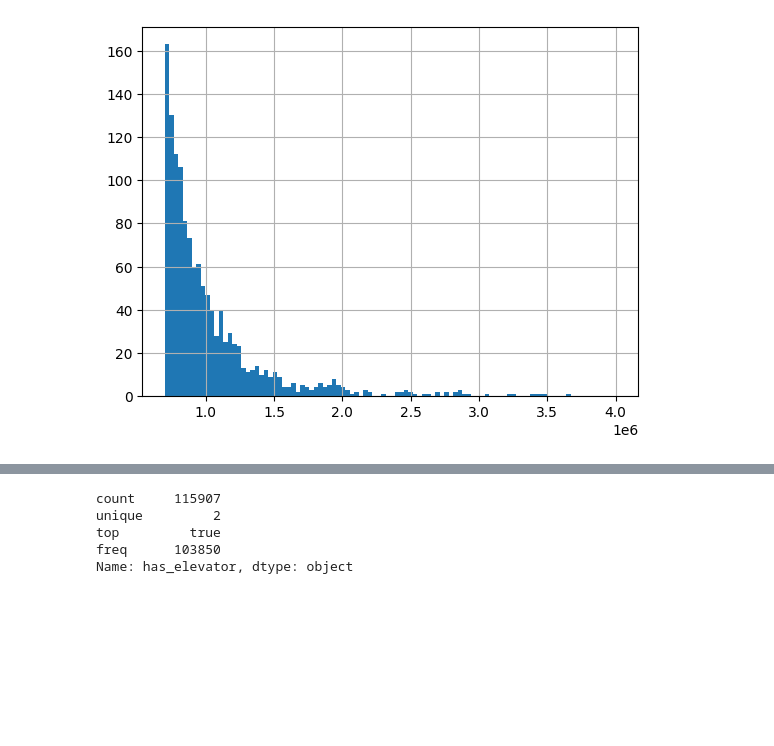
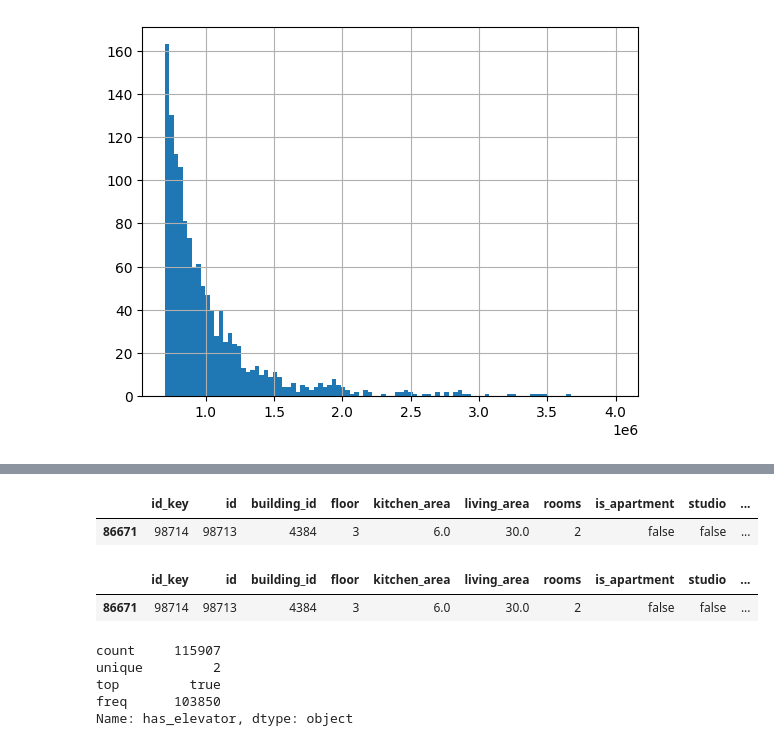
Before and after one commit to Evgenme/mle-project-sprint-1-v001, a Jupyter notebook: part1_airflow/notebooks/notebook_data_clear.ipynb, the cells around one changed output, grey strips where cells are left out. Cells and saved outputs as stored; diff of their text form; code cells hidden in the pictures; blank space fills up the shorter version.

```diff
--- a/part1_airflow/notebooks/notebook_data_clear.ipynb
+++ b/part1_airflow/notebooks/notebook_data_clear.ipynb
@@ -337,3 +334,14 @@ Name: rooms, dtype: float64
 | 57207 | 65209 | 65208 | 19932 | 29 | 203.0 | 403.0 | 12 | false | false | ... |
 | 73001 | 83210 | 83209 | 2267 | 1 | 20.0 | 170.0 | 17 | true | false | ... |
 | 98029 | 111913 | 111912 | 2357 | 5 | 36.0 | 430.0 | 16 | false | false | ... |
+# %%
+display (data_w[data_w['flats_count'] > 1700])
+# %% [output]
+|  | id_key | id | building_id | floor | kitchen_area | living_area | rooms | is_apartment | studio | ... |
+| 86671 | 98714 | 98713 | 4384 | 3 | 6.0 | 30.0 | 2 | false | false | ... |
+# %%
+epsilon = 0.000001  # задаем малую погрешность для сравнения
+data_w[abs(data_w['latitude'] - 55.676064) < epsilon]
+# %% [output]
+|  | id_key | id | building_id | floor | kitchen_area | living_area | rooms | is_apartment | studio | ... |
+| 86671 | 98714 | 98713 | 4384 | 3 | 6.0 | 30.0 | 2 | false | false | ... |
```
Also changed, not shown: parts of 10 cells of this notebook, 41 other files.
